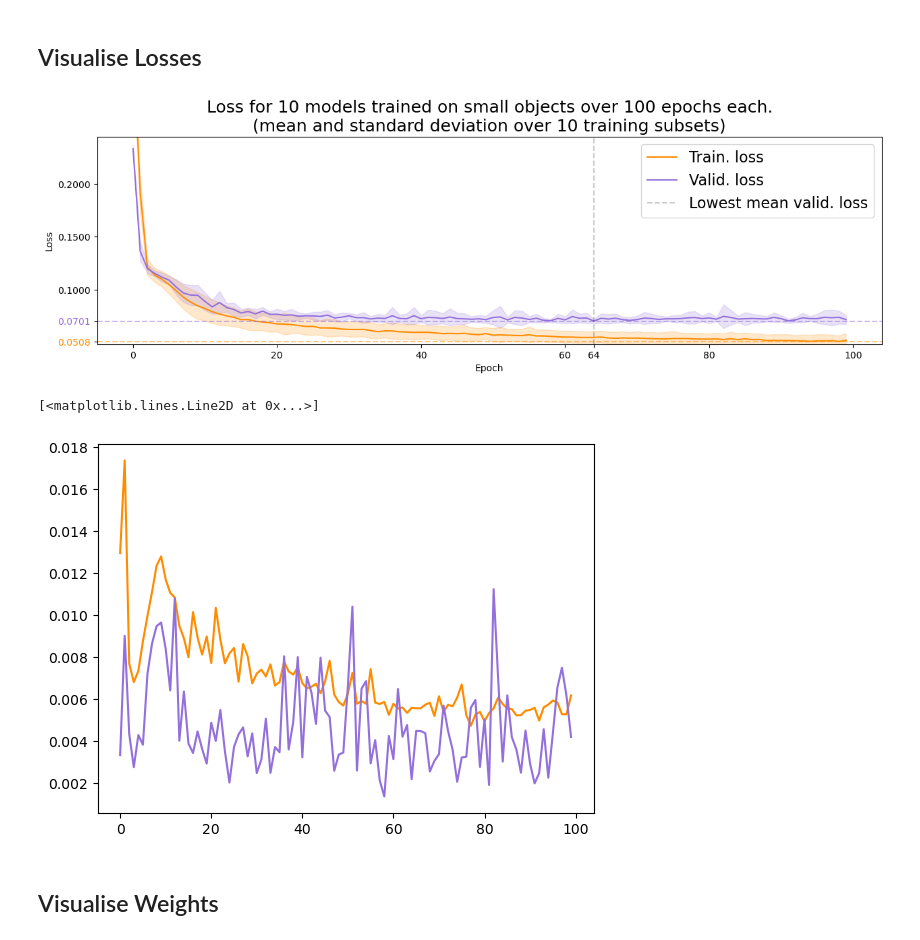
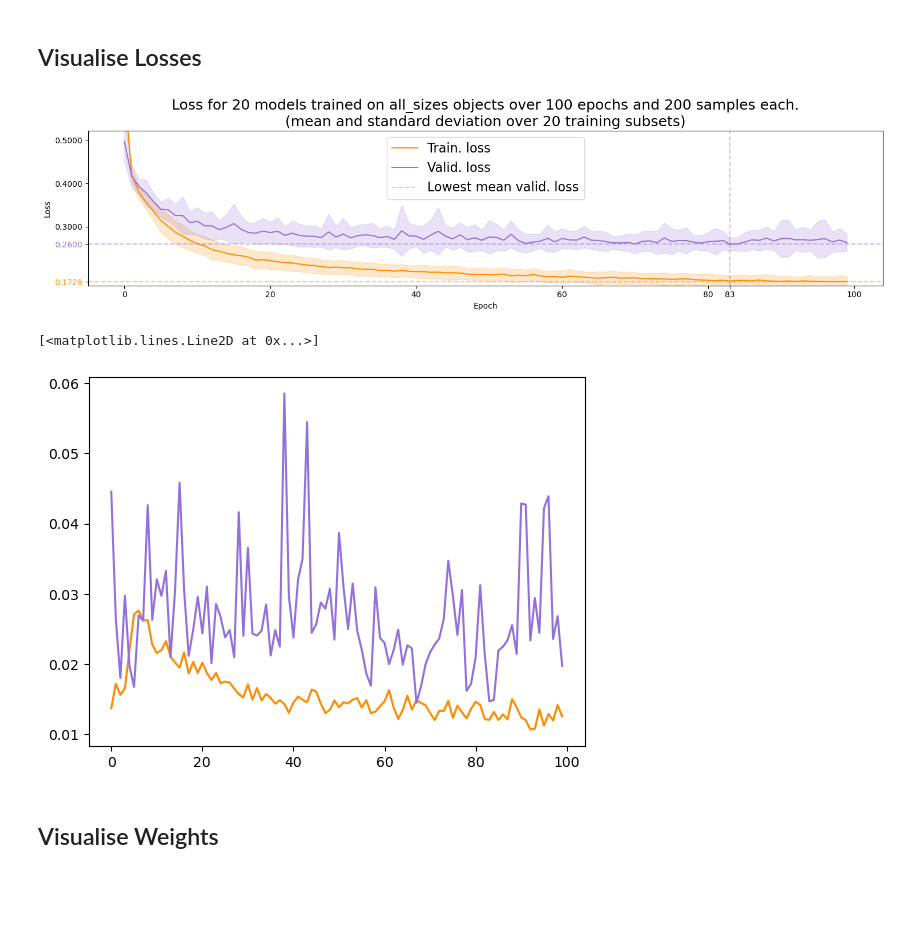
Before and after one commit to chrisoffner/dl23_course_project, a Jupyter notebook: notebooks/subset_training_analysis.ipynb, the cells around one changed output. Cells and saved outputs as stored; diff of their text form; code cells hidden in the pictures; blank space fills up the shorter version.

Commit message:
Results for subset training with all_sizes dataset

```diff
--- a/notebooks/subset_training_analysis.ipynb
+++ b/notebooks/subset_training_analysis.ipynb
@@ -21,23 +21,23 @@ if CODE_DIR not in sys.path:
 # %% [markdown]
 ## Visualise Losses
 # %%
-N_SUBSETS = 10
 N_EPOCHS = 100
-DATASET = "small"  # "allsizes", "small", "medium", "large"
-VERSION = "v1"
+N_MODELS = 20
+N_SAMPLES_PER_MODEL = 200
+DATASET = "all_sizes"  # "all_sizes", "small", "medium", "large"
 
 RESULTS_DIR = (
     PROJECT_DIR
     / "exp_results"
     / f"subset_training_{DATASET}"
-    / f"{N_SUBSETS}_models_{N_EPOCHS}_epochs_{VERSION}"
+    / f"{N_MODELS}_models_{N_EPOCHS}_epochs_{N_SAMPLES_PER_MODEL}_samples"
 )
 
 # Load losses
-train_losses = torch.load(RESULTS_DIR / f"train_losses_{N_EPOCHS}_epochs.pt")
-val_losses = torch.load(RESULTS_DIR / f"val_losses_{N_EPOCHS}_epochs.pt")
+train_losses = torch.load(RESULTS_DIR / "train_losses.pt")
+val_losses = torch.load(RESULTS_DIR / "val_losses.pt")
 
-assert train_losses.shape == val_losses.shape == (N_SUBSETS, N_EPOCHS)
+assert train_losses.shape == val_losses.shape == (N_MODELS, N_EPOCHS)
 # %%
 # Compute mean and standard deviation
 train_losses_mean = train_losses.mean(dim=0)
@@ -74,8 +74,8 @@ plt.axhline(y=min_train_loss, linestyle="--", alpha=0.5, color="darkorange")
 plt.ylabel("Loss")
 plt.xlabel("Epoch")
 plt.title(
-    f"Loss for {N_SUBSETS} models trained on {DATASET} objects over {N_EPOCHS} epochs each.\n"
-    f"(mean and standard deviation over {N_SUBSETS} training subsets)",
+    f"Loss for {N_MODELS} models trained on {DATASET} objects over {N_EPOCHS} epochs and {N_SAMPLES_PER_MODEL} samples each.\n"
+    f"(mean and standard deviation over {N_MODELS} training subsets)",
     fontsize=18,
 )
 
@@ -86,43 +86,42 @@ yticks = [
     if ytick > max(min_val_loss, min_train_loss)
 ]
 new_yticks = sorted(yticks + [min_val_loss, min_train_loss])
 plt.yticks(new_yticks, [f"{ytick:.4f}" for ytick in new_yticks])
 
 for tick_label in plt.gca().get_yticklabels():
     if tick_label.get_text() == f"{min_val_loss:.4f}":
         tick_label.set_color("mediumpurple")
     elif tick_label.get_text() == f"{min_train_loss:.4f}":
         tick_label.set_color("darkorange")
 
 xticks = sorted(
     [n for n in list(plt.xticks()[0]) if n >= 0 and n <= N_EPOCHS]
     + [val_losses_mean.argmin().item()]
 )
 plt.xticks(xticks, [str(int(xtick)) for xtick in xticks])
 plt.axvline(
     x=val_losses_mean.argmin(),
     linestyle="--",
     alpha=0.2,
     color="black",
     label=f"Lowest mean valid. loss",
 )
 
 plt.ylim(min(min_val_loss, min_train_loss) * 0.95, val_losses_mean.max() * 1.05)
 plt.legend(fontsize=16)
+plt.tight_layout()
 plt.savefig(
-    f"../plots/subset_training_{DATASET}_{N_SUBSETS}_models_{N_EPOCHS}_epochs_losses_{VERSION}.png",
+    f"../plots/subset_training/subset_training_{DATASET}_{N_MODELS}_models_{N_EPOCHS}_epochs_losses.png",
     dpi=300,
 )
 # %% [output]
-[figure, old version]
+[figure, new version]
 # %%
-plt.plot(train_losses_std, label="Train. loss standard deviation",
-         color="darkorange")
-plt.plot(val_losses_std,   label="Valid. loss standard deviation",
-         color="mediumpurple")
+plt.plot(train_losses_std, label="Train. loss standard deviation", color="darkorange")
+plt.plot(val_losses_std, label="Valid. loss standard deviation", color="mediumpurple")
 # %% [output]
 [<matplotlib.lines.Line2D at 0x...>]
-[figure, old version]
+[figure, new version]
 # %% [markdown]
 ## Visualise Weights
 # %%
```
Also changed, not shown: parts of 3 cells of this notebook, 25 other files.
